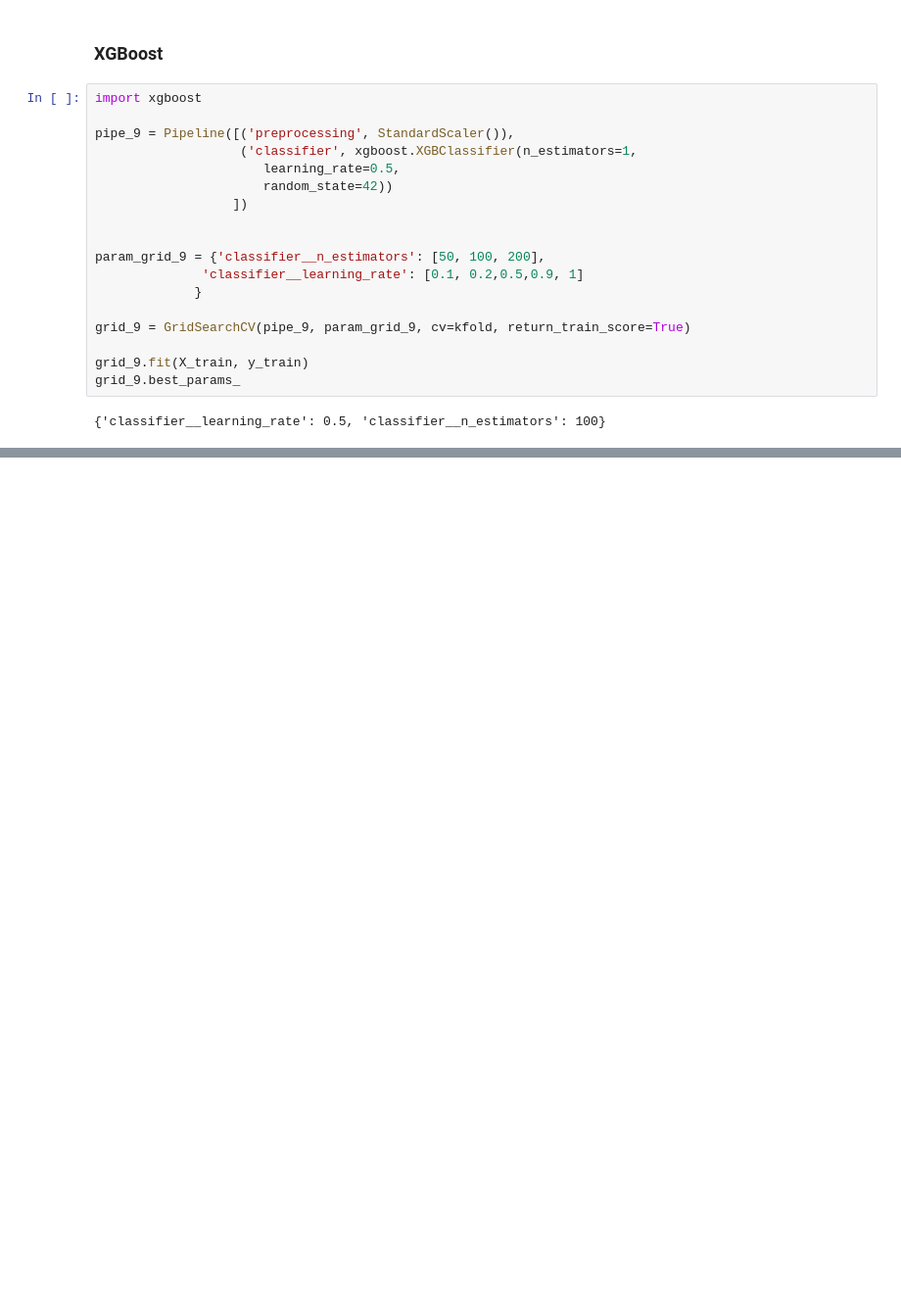
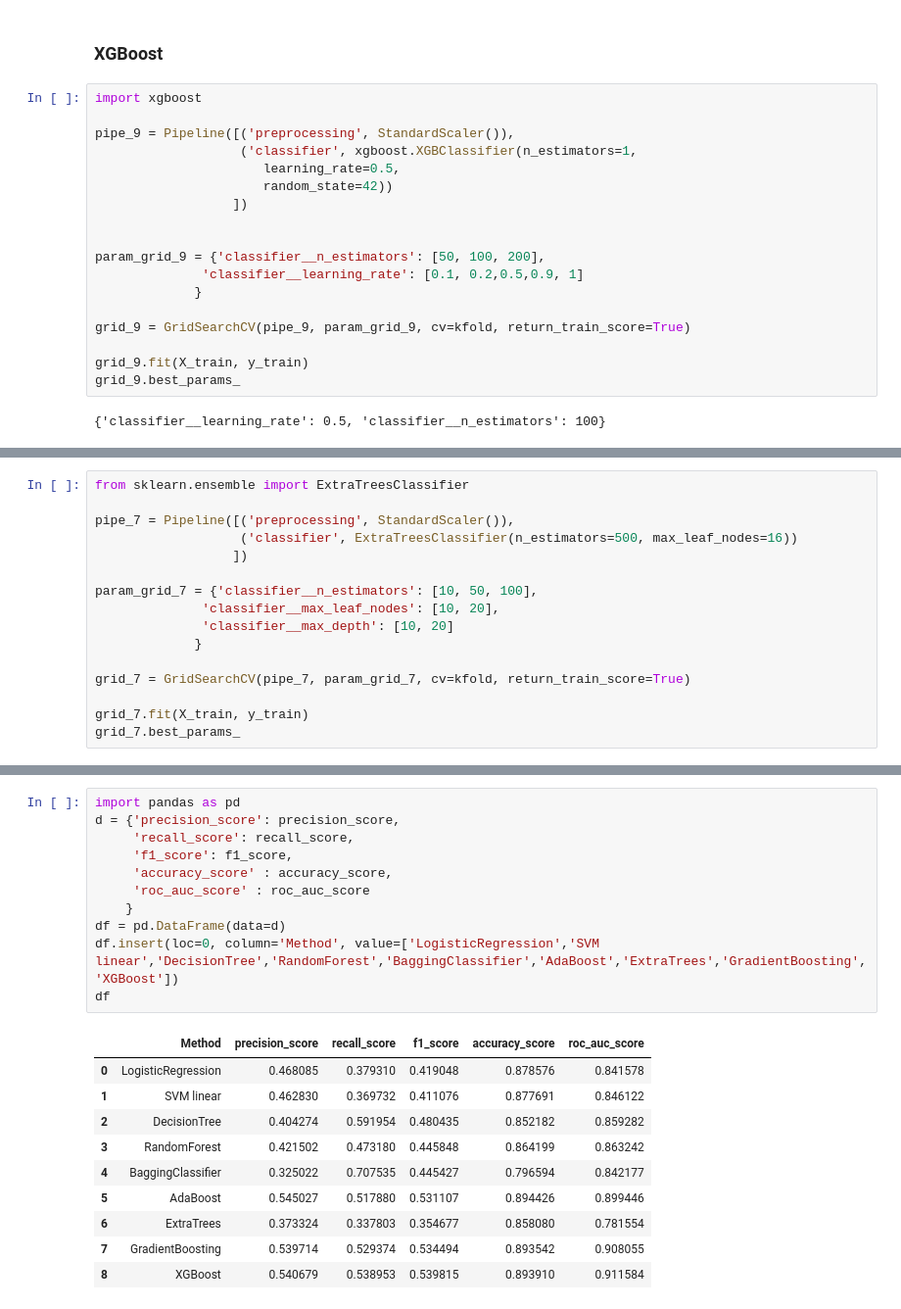
Before and after one commit to czokw1/ml-predict-bank-deposit, a Jupyter notebook: data_analysis.ipynb, the cells around one changed output, grey strips where cells are left out. Shown at 98% size. Drawn from its saved outputs; the diff is of its cells as text; blank space fills up the shorter version.

```diff
--- a/data_analysis.ipynb
+++ b/data_analysis.ipynb
@@ -936,0 +1144,16 @@ XGBoost
+# %%
+from sklearn.ensemble import ExtraTreesClassifier
+
+pipe_7 = Pipeline([('preprocessing', StandardScaler()),
+                   ('classifier', ExtraTreesClassifier(n_estimators=500, max_leaf_nodes=16))
+                  ])
+
+param_grid_7 = {'classifier__n_estimators': [10, 50, 100],
+              'classifier__max_leaf_nodes': [10, 20],
+              'classifier__max_depth': [10, 20]
+             }
+
+grid_7 = GridSearchCV(pipe_7, param_grid_7, cv=kfold, return_train_score=True)
+
+grid_7.fit(X_train, y_train)
+grid_7.best_params_
@@ -936,0 +1274,22 @@ XGBoost
+# %%
+import pandas as pd
+d = {'precision_score': precision_score,
+     'recall_score': recall_score,
+     'f1_score': f1_score,
+     'accuracy_score' : accuracy_score,
+     'roc_auc_score' : roc_auc_score
+    }
+df = pd.DataFrame(data=d)
+df.insert(loc=0, column='Method', value=['LogisticRegression','SVM linear','DecisionTree','RandomForest','BaggingClassifier','AdaBoost','ExtraTrees','GradientBoosting','XGBoost'])
+df
+# %% [output]
+|  | Method | precision_score | recall_score | f1_score | accuracy_score | roc_auc_score |
+| 0 | LogisticRegression | 0.468085 | 0.379310 | 0.419048 | 0.878576 | 0.841578 |
+| 1 | SVM linear | 0.462830 | 0.369732 | 0.411076 | 0.877691 | 0.846122 |
+| 2 | DecisionTree | 0.404274 | 0.591954 | 0.480435 | 0.852182 | 0.859282 |
+| 3 | RandomForest | 0.421502 | 0.473180 | 0.445848 | 0.864199 | 0.863242 |
+| 4 | BaggingClassifier | 0.325022 | 0.707535 | 0.445427 | 0.796594 | 0.842177 |
+| 5 | AdaBoost | 0.545027 | 0.517880 | 0.531107 | 0.894426 | 0.899446 |
+| 6 | ExtraTrees | 0.373324 | 0.337803 | 0.354677 | 0.858080 | 0.781554 |
+| 7 | GradientBoosting | 0.539714 | 0.529374 | 0.534494 | 0.893542 | 0.908055 |
+| 8 | XGBoost | 0.540679 | 0.538953 | 0.539815 | 0.893910 | 0.911584 |
```
Also changed, not shown: parts of 40 cells of this notebook.
